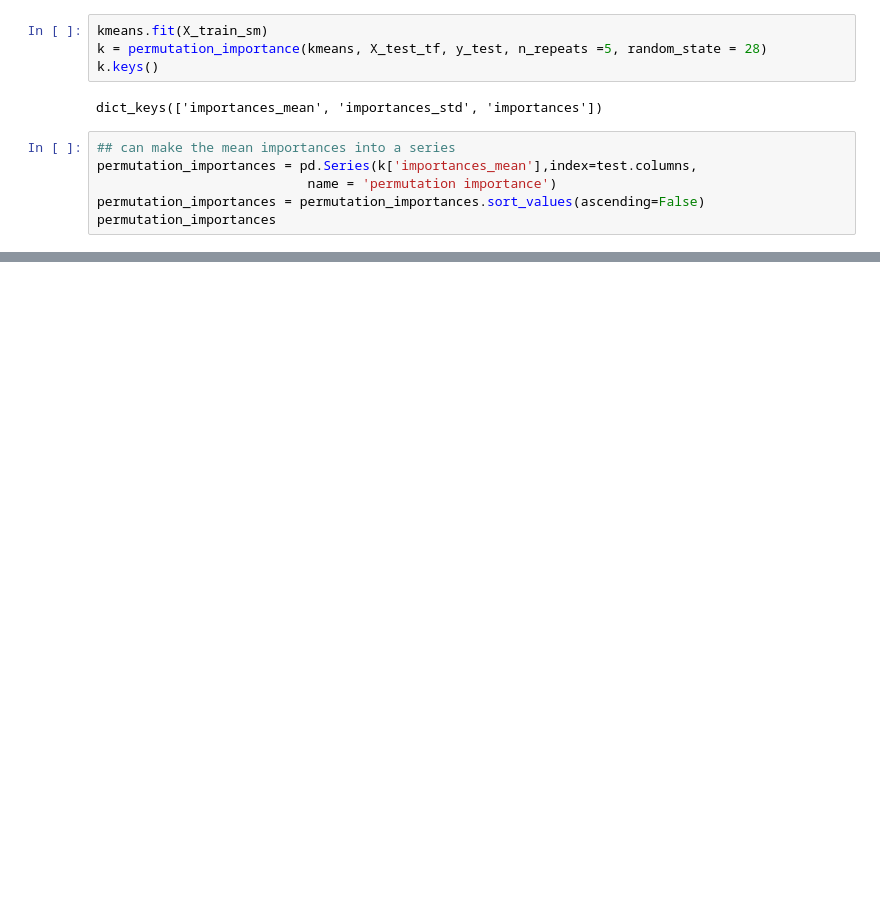
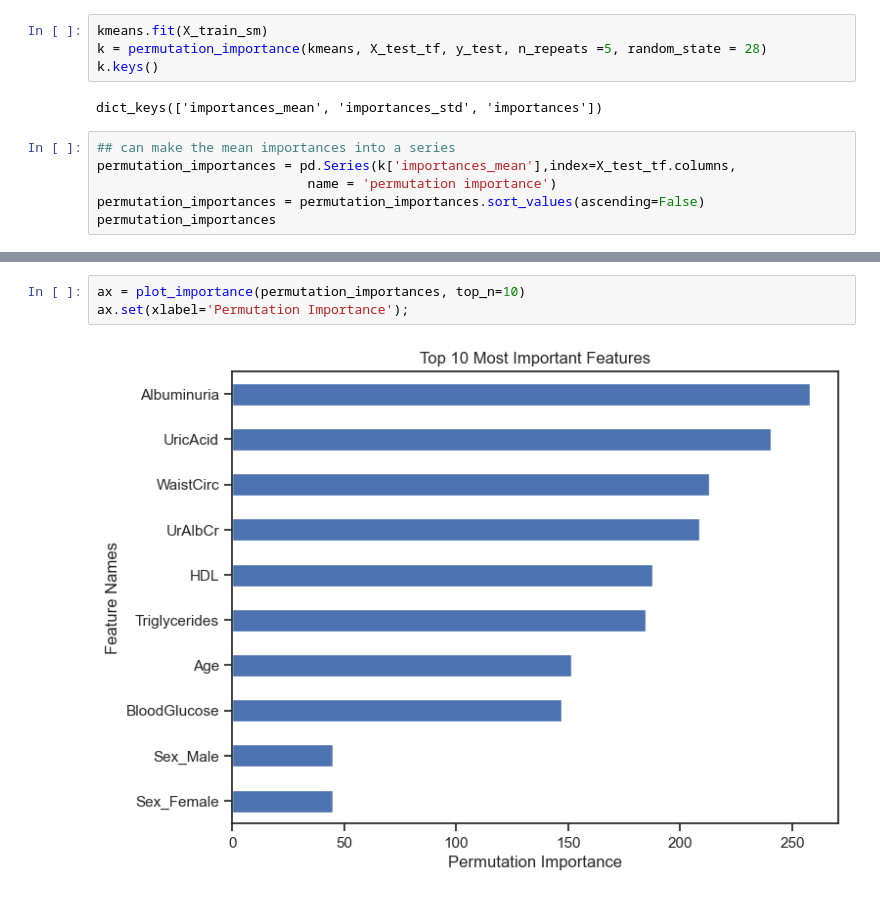
Before and after one commit to Rovidicus/Metabolic-Syndrome, a Jupyter notebook: Metabolic_Syndrome_KMeans.ipynb, the cells around one changed output, grey strips where cells are left out. Cells and saved outputs as stored; diff of their text form; blank space fills up the shorter version.

```diff
--- a/Metabolic_Syndrome_KMeans.ipynb
+++ b/Metabolic_Syndrome_KMeans.ipynb
@@ -601,7 +563,7 @@ k.keys()
 dict_keys(['importances_mean', 'importances_std', 'importances'])
 # %%
 ## can make the mean importances into a series
-permutation_importances = pd.Series(k['importances_mean'],index=test.columns,
+permutation_importances = pd.Series(k['importances_mean'],index=X_test_tf.columns,
                            name = 'permutation importance')
 permutation_importances = permutation_importances.sort_values(ascending=False)
 permutation_importances
@@ -609,0 +588,5 @@ ValueError: Length of values (21) does not match length of index (23)
+# %%
+ax = plot_importance(permutation_importances, top_n=10)
+ax.set(xlabel='Permutation Importance');
+# %% [output]
+[figure, added]
```
Also changed, not shown: parts of 6 cells of this notebook.
